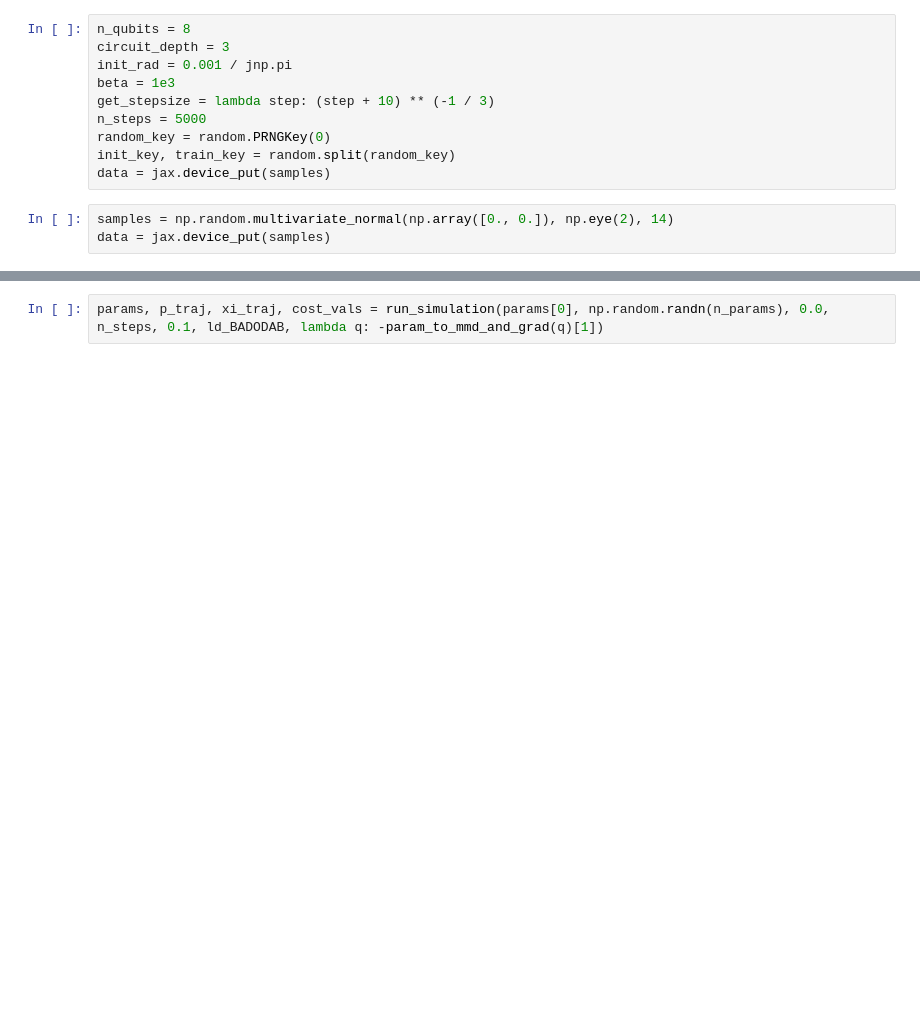
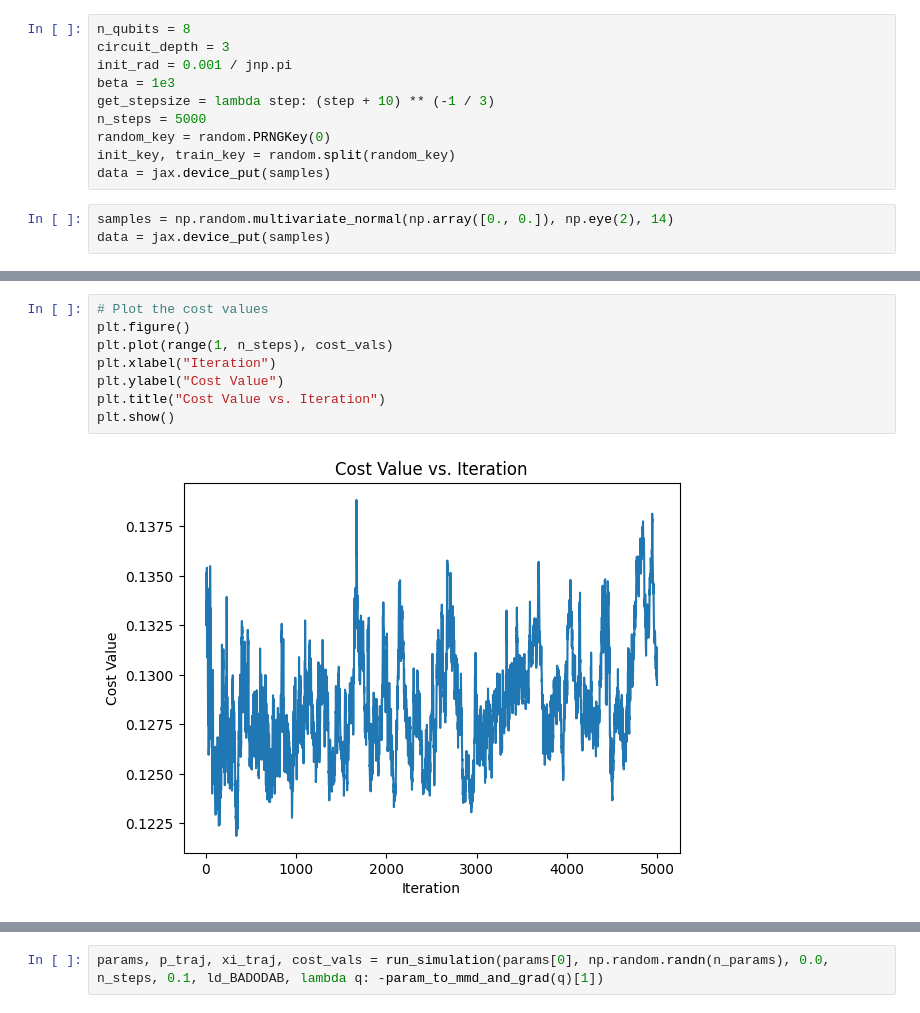
Before and after one commit to uzaykaradag/quantum-generative-modelling, a Jupyter notebook: BARS.ipynb, the cells around one changed output, grey strips where cells are left out. Cells and saved outputs as stored; diff of their text form; blank space fills up the shorter version.

```diff
--- a/BARS.ipynb
+++ b/BARS.ipynb
@@ -249,0 +195,10 @@ q7: -----H-----Rx[7]---Ry[15]---------------------------------------------------
+# %%
+# Plot the cost values
+plt.figure()
+plt.plot(range(1, n_steps), cost_vals)
+plt.xlabel("Iteration")
+plt.ylabel("Cost Value")
+plt.title("Cost Value vs. Iteration")
+plt.show()
+# %% [output]
+[figure, added]
```
Also changed, not shown: parts of 11 cells of this notebook.
